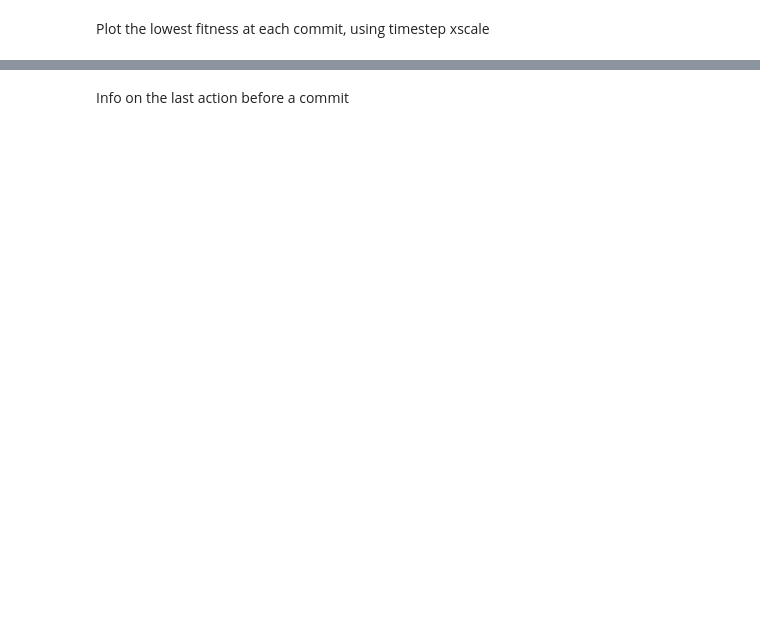
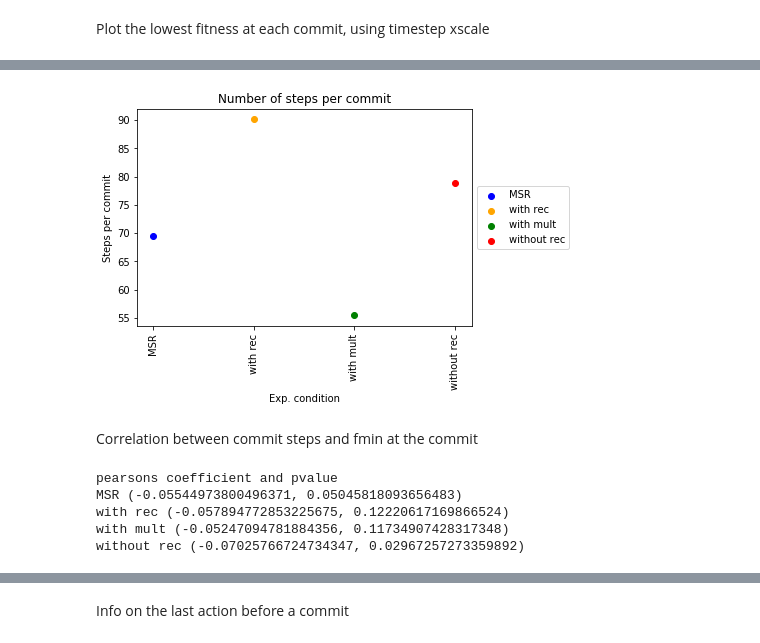
Before and after one commit to NatasjaWezel/Complex_Systems, a Jupyter notebook: Analysis/results_plots.ipynb, the cells around one changed output, grey strips where cells are left out. Cells and saved outputs as stored; diff of their text form; code cells hidden in the pictures; blank space fills up the shorter version.

```diff
--- a/Analysis/results_plots.ipynb
+++ b/Analysis/results_plots.ipynb
@@ -80,0 +157,50 @@ plot_commitstep(data_without, 'without rec')
+# %%
+def scatter_stepsizes(datas, colors, f0=.5):
+    counter = 0
+    for data in datas:
+
+        commits = find_commits(datas[data], f0)
+        if len(commits)>0:
+            commitsteps = [commits[0]] + [commits[i]-commits[i-1] for i in range(1, len(commits))]
+            commitsteps = np.array(commitsteps)
+
+            plt.scatter(counter, commitsteps.mean(), c=colors[data], label=data)
+    #         plt.scatter(counter, commitsteps.mean()-commitsteps.std(), c=colors[data], alpha=.5, label='std')
+    #         plt.scatter(counter, commitsteps.mean()+commitsteps.std(), c=colors[data], alpha=.5)
+    #         plt.scatter(counter, commitsteps.min(), c=colors[data], alpha=.3, label='min/max')
+    #         plt.scatter(counter, commitsteps.max(), c=colors[data], alpha=.3, label='')
+
+            counter += 1
+
+    plt.title('Number of steps per commit')
+    plt.xlabel('Exp. condition')
+    plt.ylabel('Steps per commit')
+    plt.xticks(range(len(datas)), list(datas), rotation='vertical')
+#     plt.yscale('log')
+    plt.legend(loc='center left', bbox_to_anchor=(1, 0.5))
+# %%
+
+# datas = {'MSR':data_MSR, 'with rec':data_with}
+scatter_stepsizes(datas, colors)
+# %% [output]
+[figure, added]
+# %% [markdown]
+Correlation between commit steps and fmin at the commit
+# %%
+import scipy.stats
+def corr_fmin_steps(data, f0=.5):
+    commits = find_commits(data, f0)
+    fmins = data['fmin'].loc[commits]
+    if len(commits)>0:
+        commitsteps = [commits[0]] + [commits[i]-commits[i-1] for i in range(1, len(commits))]
+        return scipy.stats.pearsonr(fmins, commitsteps)
+
+print('pearsons coefficient and pvalue')
+for data in datas:
+    print(data, corr_fmin_steps(datas[data]))
+# %% [output]
+pearsons coefficient and pvalue
+MSR (-0.05544973800496371, 0.05045818093656483)
+with rec (-0.057894772853225675, 0.12220617169866524)
+with mult (-0.05247094781884356, 0.11734907428317348)
+without rec (-0.07025766724734347, 0.02967257273359892)
```
Also changed, not shown: parts of 19 cells of this notebook, 6 other files.
